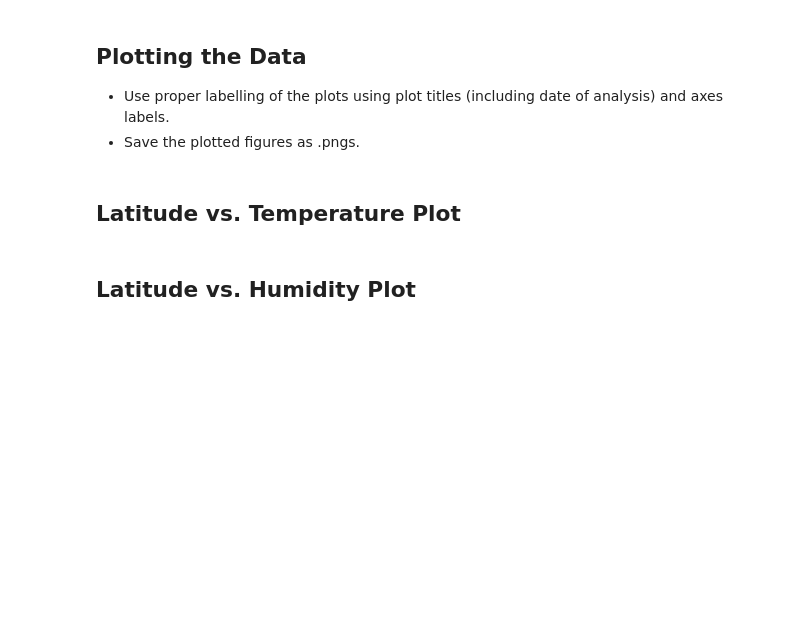
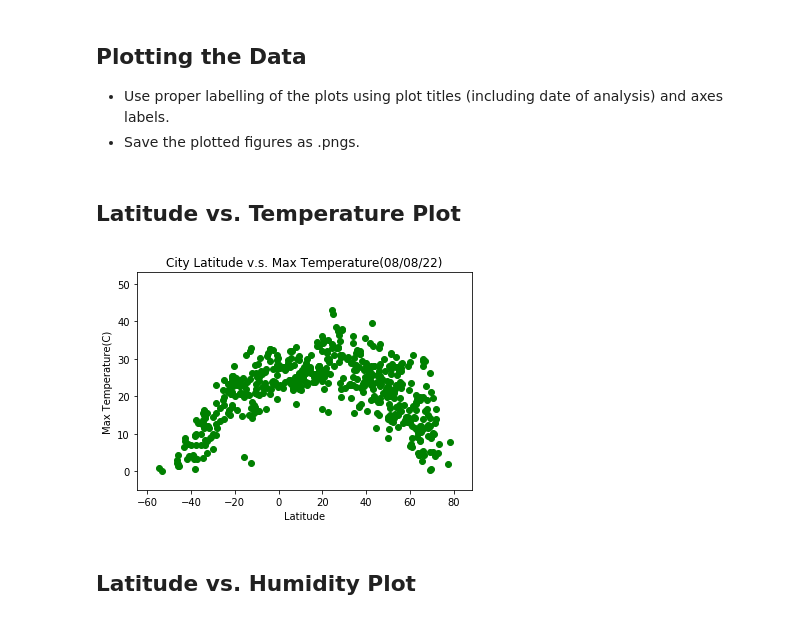
Before and after one commit to LynHJ/API, a Jupyter notebook: WeatherPy/WeatherPy.ipynb, the cells around one changed output. Saved outputs shown, nothing was run; the diff lists cells and outputs as text; code cells hidden in the pictures; blank space fills up the shorter version.

```diff
--- a/WeatherPy/WeatherPy.ipynb
+++ b/WeatherPy/WeatherPy.ipynb
@@ -99,0 +138,11 @@ Processing Record|nelson bay
+# %%
+CityData['City ID']=CityData['City ID'].astype(object)
+CityData['Lat']=CityData['Lat'].astype(float)
+CityData['Lng']=CityData['Lng'].astype(float)
+CityData['Max Temp']=CityData['Max Temp'].astype(float)
+CityData['Humidity']=CityData['Humidity'].astype(float)
+CityData['Cloudiness']=CityData['Cloudiness'].astype(float)
+CityData['Wind Speed']=CityData['Wind Speed'].astype(float)
+CityData['Date']=CityData['Date'].astype(float)
+
+CityData.info()
@@ -103,3 +182,5 @@ Processing Record|nelson bay
 Skip this step if there are no cities that have humidity > 100%.
 # %%
 #  Get the indices of cities that have humidity over 100%.
+Inspect=CityData.loc[CityData['Humidity']>100,'City ID']
+Inspect
@@ -106,3 +189,5 @@ Skip this step if there are no cities that have humidity > 100%.
 # %%
 # Make a new DataFrame equal to the city data to drop all humidity outliers by index.
 # Passing "inplace=False" will make a copy of the city_data DataFrame, which we call "clean_city_data".
+clean_city_data=CityData.drop(Inspect)
+clean_city_data
@@ -112,3 +211,19 @@ Skip this step if there are no cities that have humidity > 100%.
 * Save the plotted figures as .pngs.
 # %% [markdown]
 ## Latitude vs. Temperature Plot
+# %%
+Lat=clean_city_data['Lat']
+MaxT=clean_city_data['Max Temp']
+time=pd.to_datetime('today').strftime('%d/%m/%y')
+# %%
+plt.scatter(Lat,MaxT,facecolor='green')
+plt.title('City Latitude v.s. Max Temperature('+time+')')
+plt.xlabel('Latitude')
+plt.ylabel('Max Temperature(C)')
+plt.xlim(min(Lat)-10,max(Lat)+10)
+plt.ylim(min(MaxT)-5,max(MaxT)+10)
+
+
+plt.savefig('Output Data/LatMaxt.png',encoding='utf-8');
+# %% [output]
+[figure, added]
```
Also changed, not shown: parts of 41 cells of this notebook, 6 other files.
